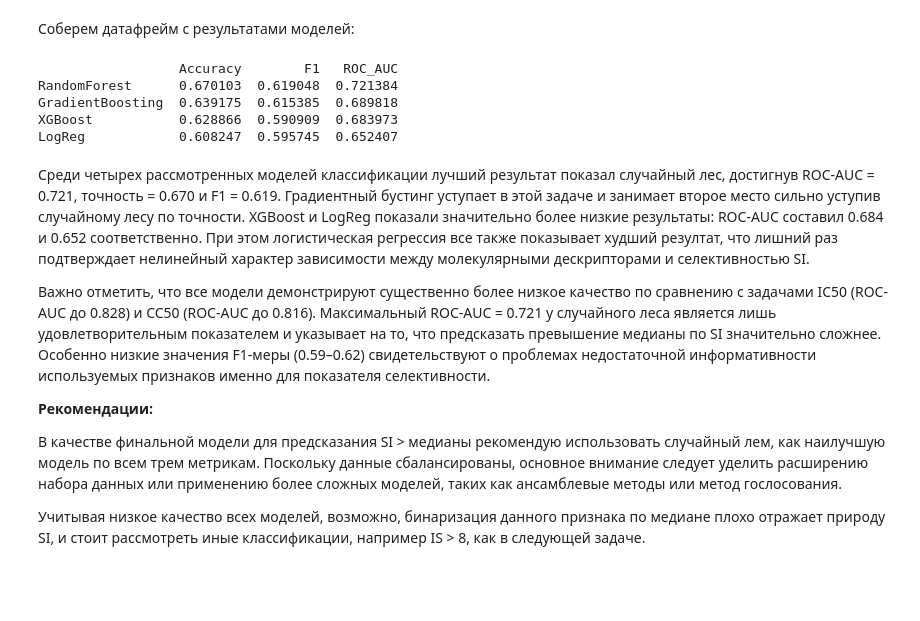
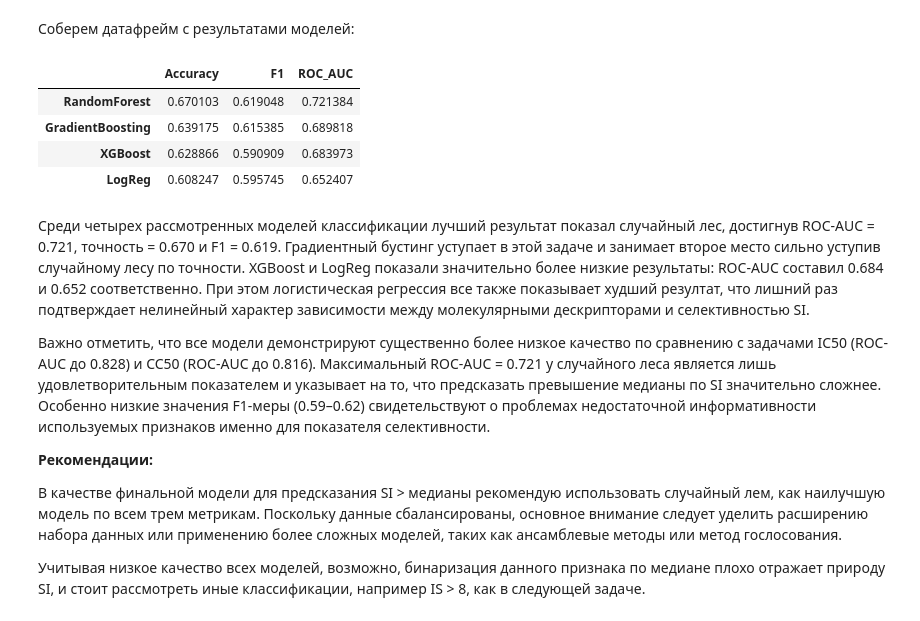
Before and after one commit to skyll3rDCS/drug_effectiveness, a Jupyter notebook: 07_SI_median_classification.ipynb, the cells around one changed output. Drawn from its saved outputs; the diff is of its cells as text; code cells hidden in the pictures; blank space fills up the shorter version.

```diff
--- a/07_SI_median_classification.ipynb
+++ b/07_SI_median_classification.ipynb
@@ -32,7 +32,7 @@ np.random.seed(42)
 # %% [markdown]
 ## Загрузка данных
 # %%
-df = pd.read_csv('clean_data.csv')
+df = pd.read_csv('/data/clean_data.csv')
 df.head()
 # %% [output]
 |  | IC50, mM | CC50, mM | SI | MaxAbsEStateIndex | MaxEStateIndex | MinAbsEStateIndex | MinEStateIndex | ... |
@@ -262,18 +262,18 @@ print(f"Наилучшая метрика ROC-AUC: {grid_xgb.best_score_:.4f}")
 # %%
 results = pd.DataFrame({
     'LogReg': res_log,
     'RandomForest': res_rf,
     'GradientBoosting': res_gb,
     'XGBoost': res_xgb
 }).T
 
-print(results.sort_values('ROC_AUC', ascending=False))
+results.sort_values('ROC_AUC', ascending=False)
 # %% [output]
-                  Accuracy        F1   ROC_AUC
-RandomForest      0.670103  0.619048  0.721384
-GradientBoosting  0.639175  0.615385  0.689818
-XGBoost           0.628866  0.590909  0.683973
-LogReg            0.608247  0.595745  0.652407
+|  | Accuracy | F1 | ROC_AUC |
+| RandomForest | 0.670103 | 0.619048 | 0.721384 |
+| GradientBoosting | 0.639175 | 0.615385 | 0.689818 |
+| XGBoost | 0.628866 | 0.590909 | 0.683973 |
+| LogReg | 0.608247 | 0.595745 | 0.652407 |
 # %% [markdown]
 Среди четырех рассмотренных моделей классификации лучший результат показал случайный лес, достигнув ROC-AUC = 0.721, точность = 0.670 и F1 = 0.619. Градиентный бустинг уступает в этой задаче и занимает второе место сильно уступив случайному лесу по точности. XGBoost и LogReg показали значительно более низкие результаты: ROC-AUC составил 0.684 и 0.652 соответственно. При этом логистическая регрессия все также показывает худший резултат, что лишний раз подтверждает нелинейный характер зависимости между молекулярными дескрипторами и селективностью SI.
 
```
Also changed, not shown: 4 other files.
